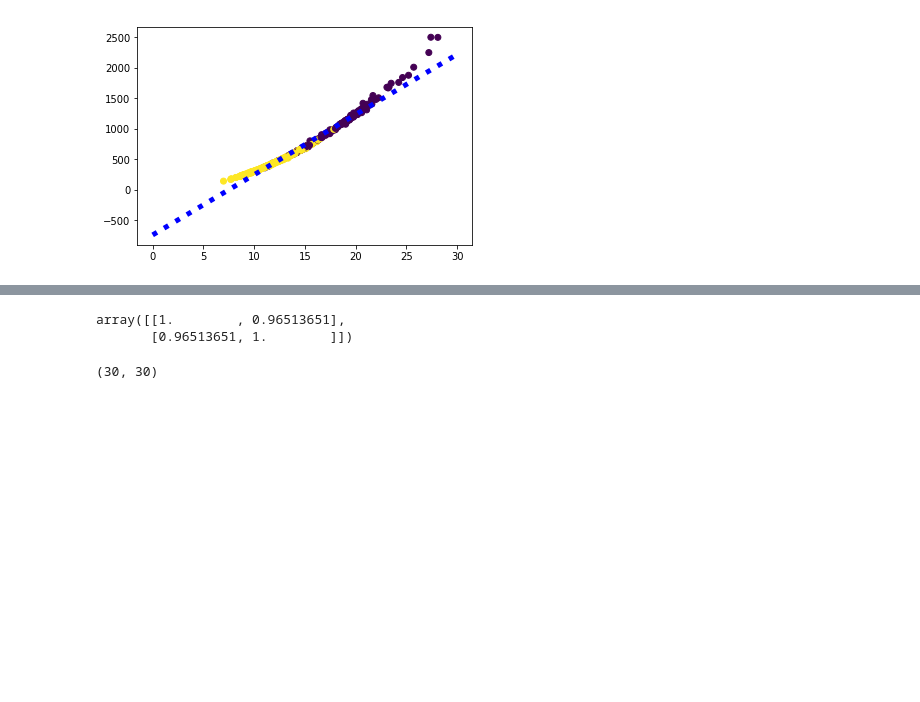
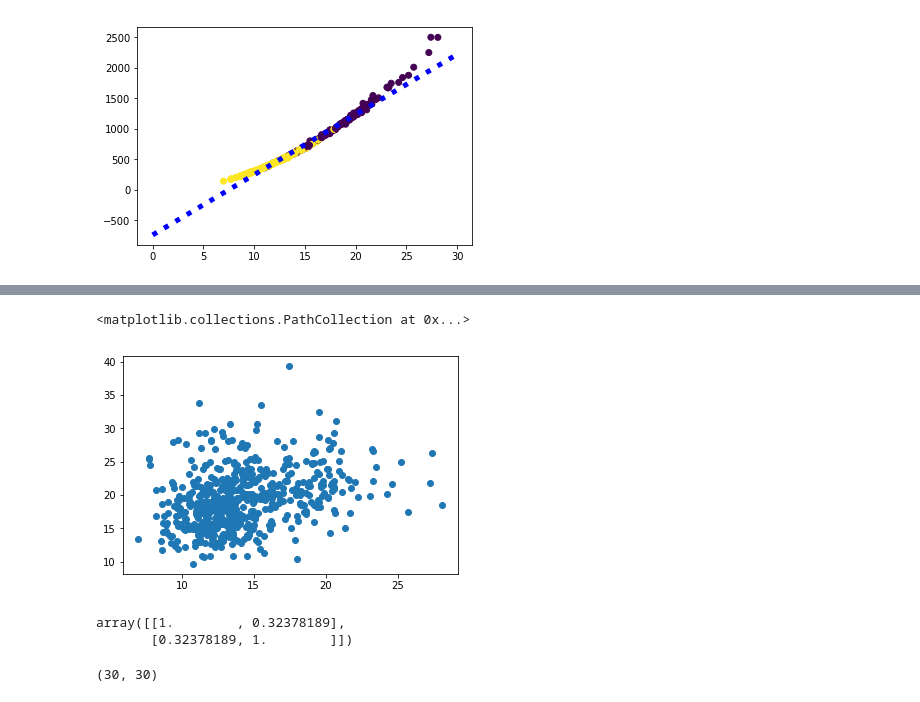
Before and after one commit to gubosd/lecture12, a Jupyter notebook: 머신러닝/02_지도학습_05_유방암데이터.ipynb, the cells around one changed output, grey strips where cells are left out. Cells and saved outputs as stored; diff of their text form; code cells hidden in the pictures; blank space fills up the shorter version.

```diff
--- a/머신러닝/02_지도학습_05_유방암데이터.ipynb
+++ b/머신러닝/02_지도학습_05_유방암데이터.ipynb
@@ -294,11 +294,16 @@ plt.plot([0,30], [b, 30*w+b], 'b:', lw=5)
 [figure]
 # %% [markdown]
 <img src="corrcoef.jpg" />
+# %%
+plt.scatter(cancer.data[:,0], cancer.data[:,1])
+# %% [output]
+<matplotlib.collections.PathCollection at 0x...>
+[figure, added]
 # %%
-np.corrcoef(cancer.data[:,0], cancer.data[:,22])
+np.corrcoef(cancer.data[:,0], cancer.data[:,1])
 # %% [output]
-array([[1.        , 0.96513651],
-       [0.96513651, 1.        ]])
+array([[1.        , 0.32378189],
+       [0.32378189, 1.        ]])
 # %%
 mat = np.corrcoef(cancer.data.T)
 mat.shape
```
Also changed, not shown: parts of 5 cells of this notebook, 2 other files.
